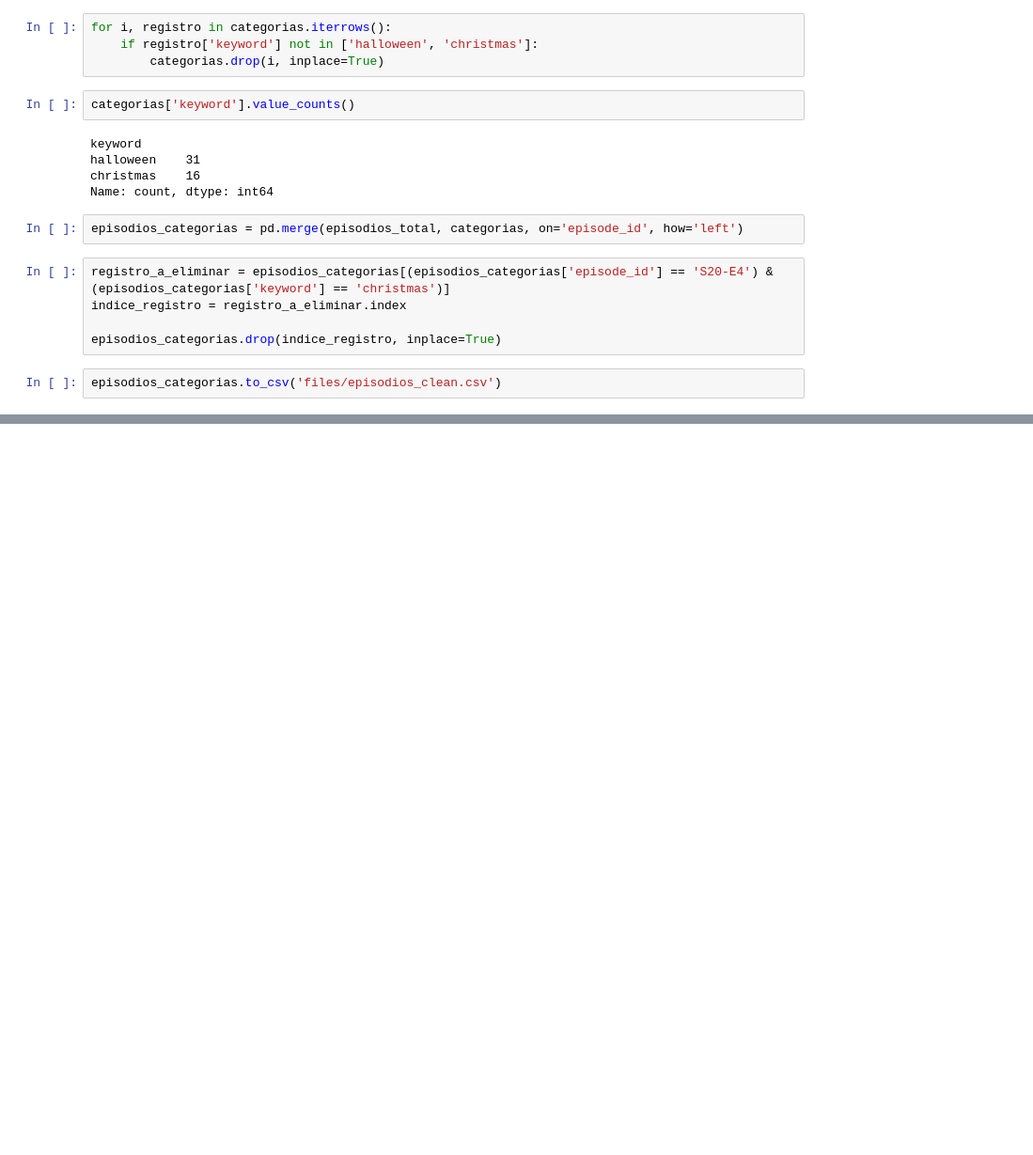
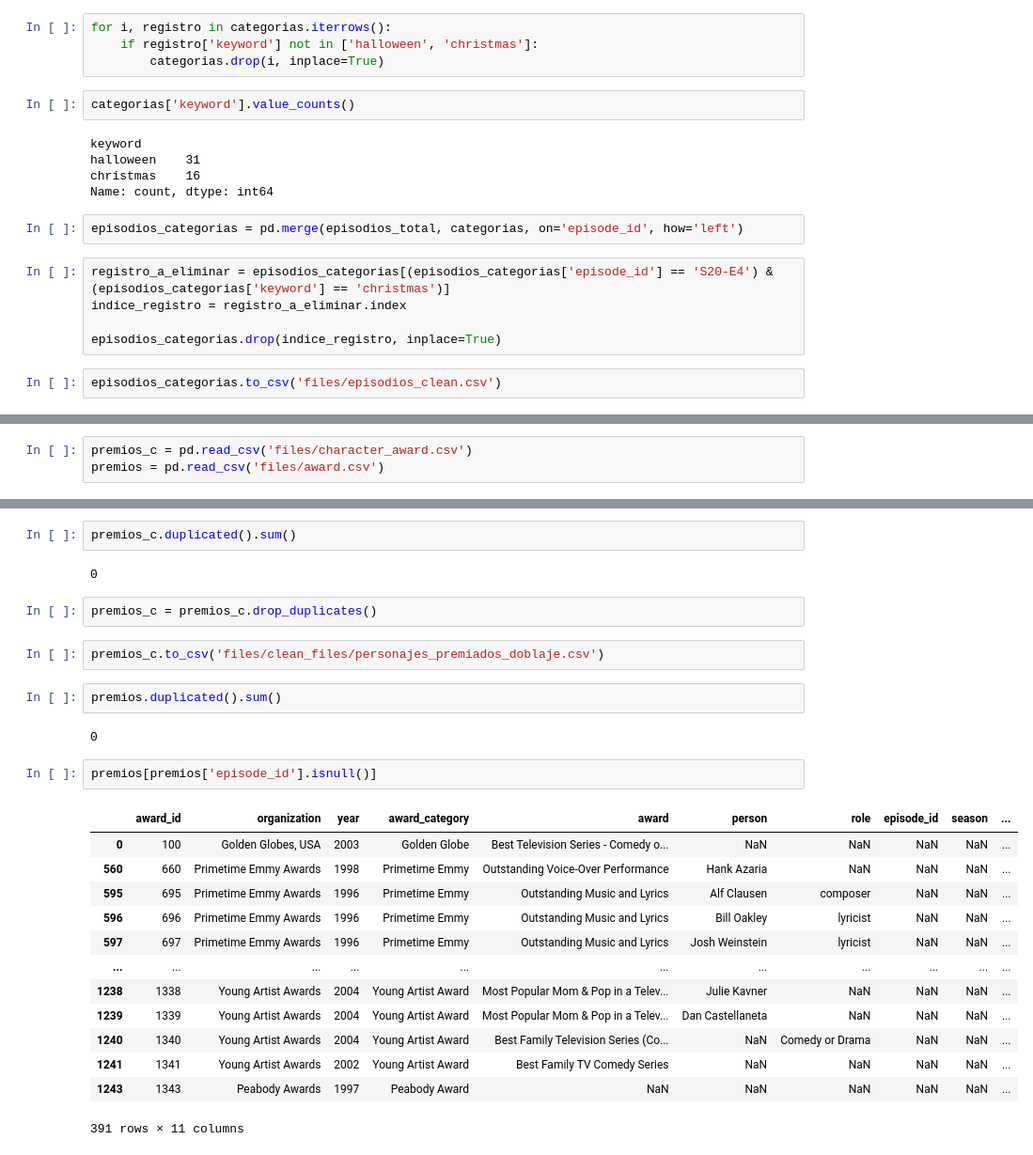
Before and after one commit to inesaag/Pair-Programming-Modulo-4-Sprint1-InesyJohanna, a Jupyter notebook: analisis.ipynb, the cells around one changed output, grey strips where cells are left out. Shown at 94% size. Cells and saved outputs as stored; diff of their text form; blank space fills up the shorter version.

```diff
--- a/analisis.ipynb
+++ b/analisis.ipynb
@@ -54,0 +197,3 @@ episodios_categorias.shape
+# %%
+premios_c = pd.read_csv('files/character_award.csv')
+premios = pd.read_csv('files/award.csv')
@@ -54,0 +206,28 @@ episodios_categorias.shape
+# %%
+premios_c.duplicated().sum()
+# %% [output]
+0
+# %%
+premios_c = premios_c.drop_duplicates()
+# %%
+premios_c.to_csv('files/clean_files/personajes_premiados_doblaje.csv')
+# %%
+premios.duplicated().sum()
+# %% [output]
+0
+# %%
+premios[premios['episode_id'].isnull()]
+# %% [output]
+|  | award_id | organization | year | award_category | award | person | role | episode_id | season | ... |
+| 0 | 100 | Golden Globes, USA | 2003 | Golden Globe | Best Television Series - Comedy o... | NaN | NaN | NaN | NaN | ... |
+| 560 | 660 | Primetime Emmy Awards | 1998 | Primetime Emmy | Outstanding Voice-Over Performance | Hank Azaria | NaN | NaN | NaN | ... |
+| 595 | 695 | Primetime Emmy Awards | 1996 | Primetime Emmy | Outstanding Music and Lyrics | Alf Clausen | composer | NaN | NaN | ... |
+| 596 | 696 | Primetime Emmy Awards | 1996 | Primetime Emmy | Outstanding Music and Lyrics | Bill Oakley | lyricist | NaN | NaN | ... |
+| 597 | 697 | Primetime Emmy Awards | 1996 | Primetime Emmy | Outstanding Music and Lyrics | Josh Weinstein | lyricist | NaN | NaN | ... |
+| ... | ... | ... | ... | ... | ... | ... | ... | ... | ... | ... |
+| 1238 | 1338 | Young Artist Awards | 2004 | Young Artist Award | Most Popular Mom & Pop in a Telev... | Julie Kavner | NaN | NaN | NaN | ... |
+| 1239 | 1339 | Young Artist Awards | 2004 | Young Artist Award | Most Popular Mom & Pop in a Telev... | Dan Castellaneta | NaN | NaN | NaN | ... |
+| 1240 | 1340 | Young Artist Awards | 2004 | Young Artist Award | Best Family Television Series (Co... | NaN | Comedy or Drama | NaN | NaN | ... |
+| 1241 | 1341 | Young Artist Awards | 2002 | Young Artist Award | Best Family TV Comedy Series | NaN | NaN | NaN | NaN | ... |
+| 1243 | 1343 | Peabody Awards | 1997 | Peabody Award | NaN | NaN | NaN | NaN | NaN | ... |
+391 rows × 11 columns
```
Also changed, not shown: parts of 26 cells of this notebook, 4 other files.
